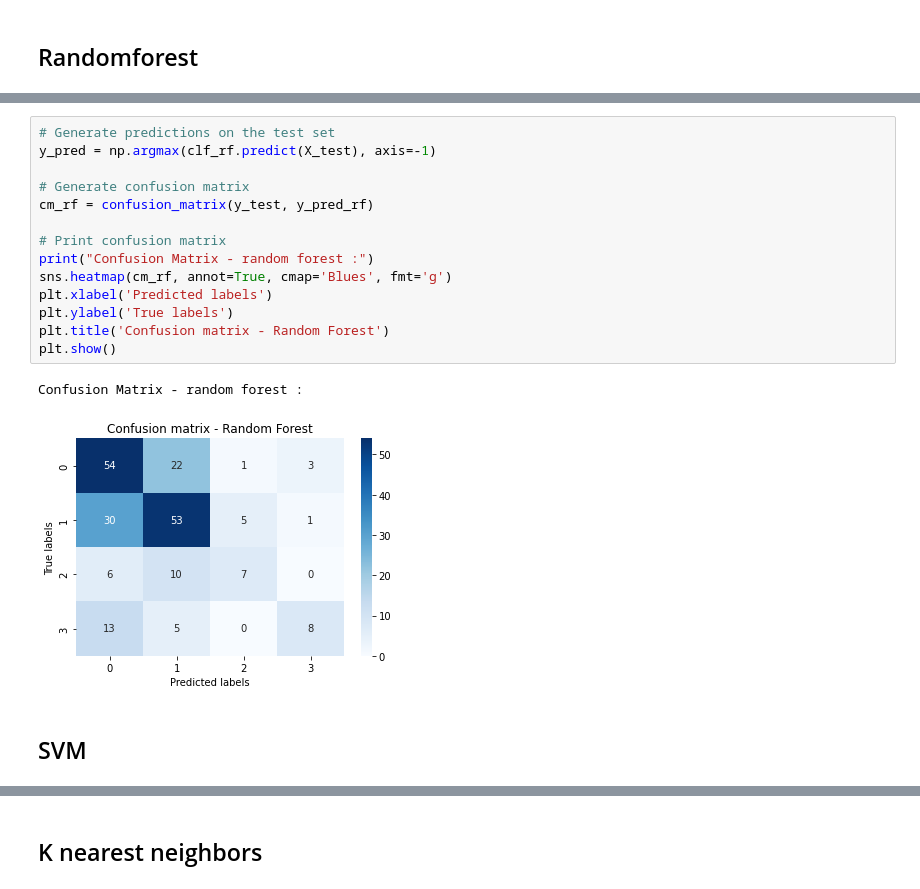
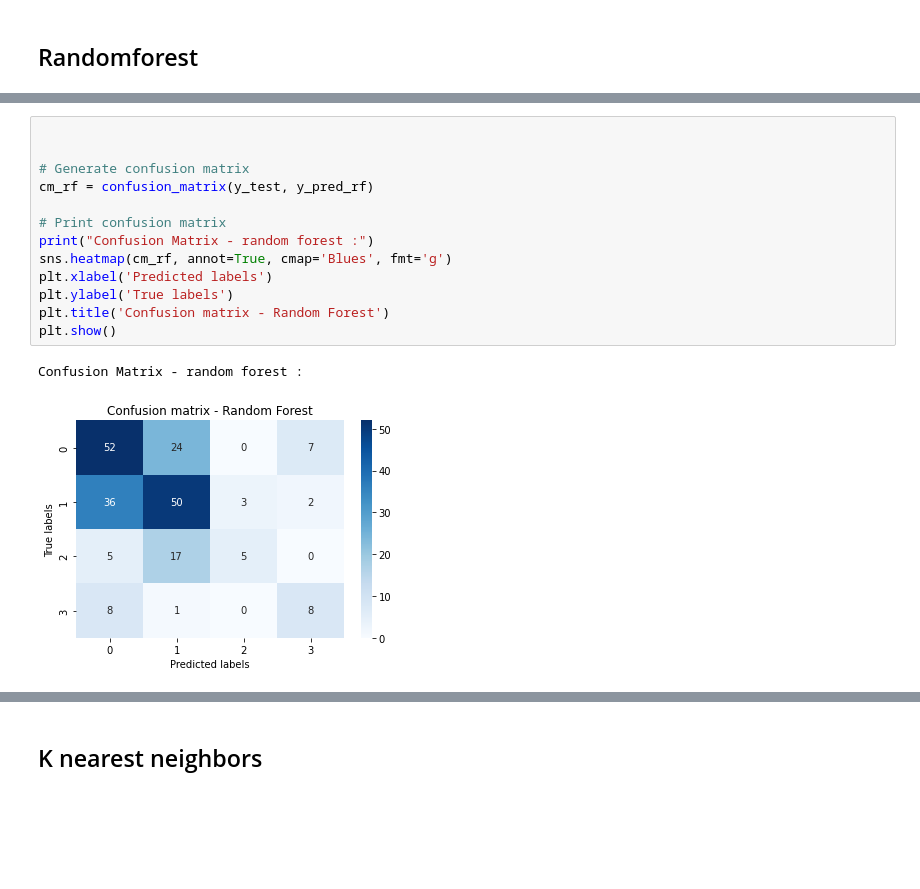
Before and after one commit to StevHenry/code-readability, a Jupyter notebook: Classification_pipline.ipynb, the cells around one changed output, grey strips where cells are left out. Cells and saved outputs as stored; diff of their text form; blank space fills up the shorter version.

```diff
--- a/Classification_pipline.ipynb
+++ b/Classification_pipline.ipynb
@@ -163,19 +177,16 @@ plt.show()
 # %%
-# Generate predictions on the test set
-y_pred = np.argmax(clf_rf.predict(X_test), axis=-1)
+
 
 # Generate confusion matrix
 cm_rf = confusion_matrix(y_test, y_pred_rf)
 
 # Print confusion matrix
 print("Confusion Matrix - random forest :")
 sns.heatmap(cm_rf, annot=True, cmap='Blues', fmt='g')
 plt.xlabel('Predicted labels')
 plt.ylabel('True labels')
 plt.title('Confusion matrix - Random Forest')
 plt.show()
 # %% [output]
 Confusion Matrix - random forest :
-[figure, old version]
+[figure, new version]
-# %% [markdown]
-## SVM
```
Also changed, not shown: parts of 10 cells of this notebook.
